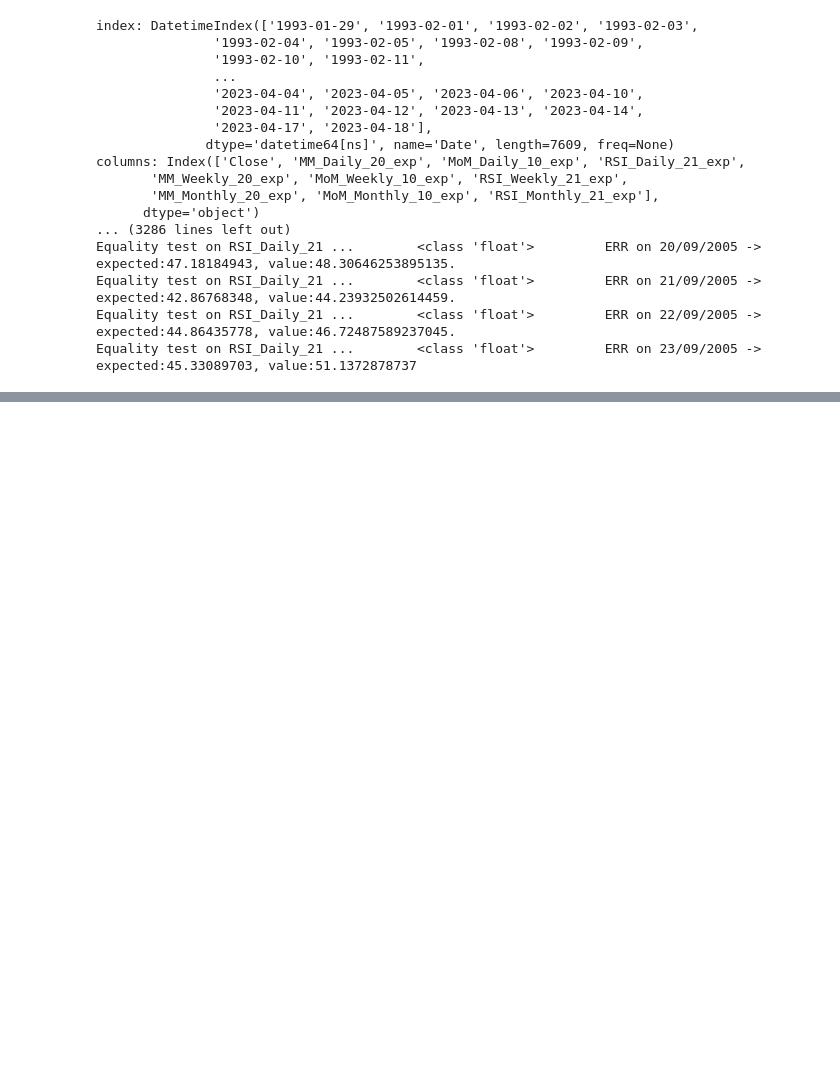
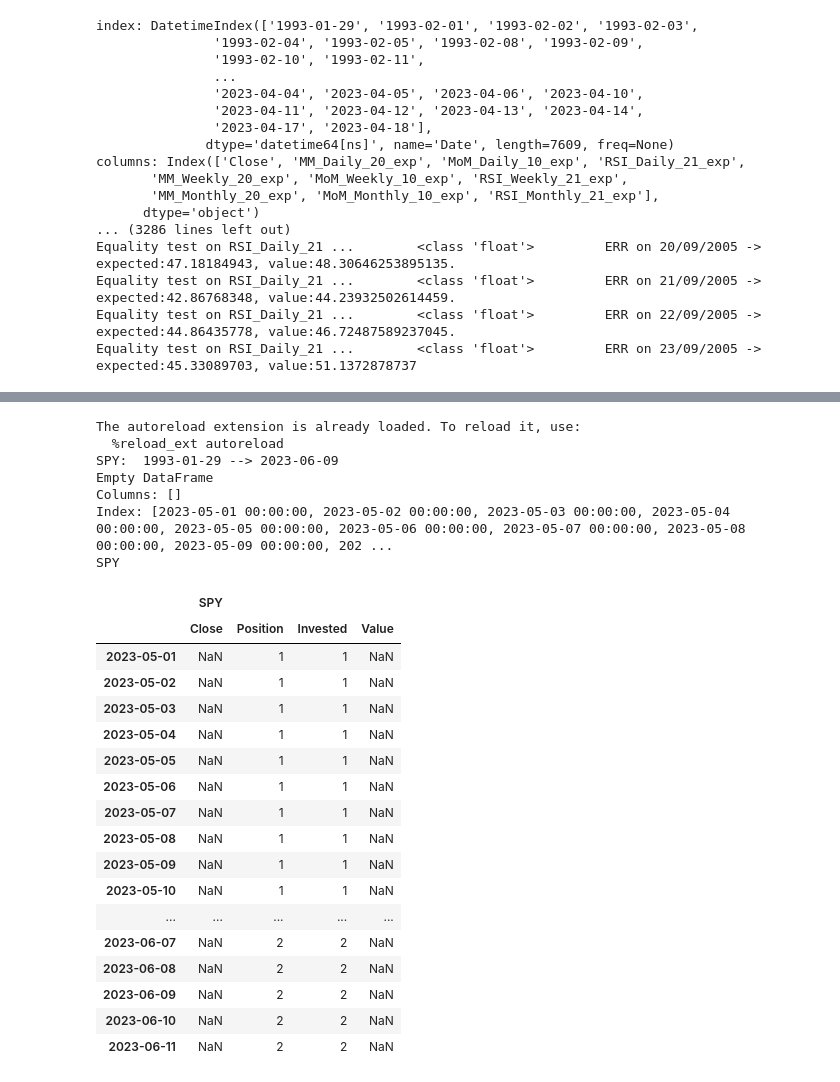
Before and after one commit to vixen-cordier/backtests, a Jupyter notebook: book.ipynb, the cells around one changed output, grey strips where cells are left out. Cells and saved outputs as stored; diff of their text form; code cells hidden in the pictures; blank space fills up the shorter version.

```diff
--- a/book.ipynb
+++ b/book.ipynb
@@ -86,0 +67,41 @@ test.chart.data[test.chart.data['Closure_Weekly'] == True].tail(15)
+# %%
+%load_ext autoreload
+%autoreload 2
+
+from src.portfolio import Portfolio
+from datetime import datetime
+
+
+portfolio = Portfolio("ZEN")
+portfolio.buy(datetime(2023, 6, 1), 'SPY', 1)
+portfolio.buy(datetime(2023, 5, 1), 'SPY', 1)
+stats = portfolio.stats()
+
+
+stats._data
+# %% [output]
+The autoreload extension is already loaded. To reload it, use:
+  %reload_ext autoreload
+SPY:  1993-01-29 --> 2023-06-09
+Empty DataFrame
+Columns: []
+Index: [2023-05-01 00:00:00, 2023-05-02 00:00:00, 2023-05-03 00:00:00, 2023-05-04 00:00:00, 2023-05-05 00:00:00, 2023-05-06 00:00:00, 2023-05-07 00:00:00, 2023-05-08 00:00:00, 2023-05-09 00:00:00, 202 ...
+SPY
+|  | SPY |  |  |  |
+|  | Close | Position | Invested | Value |
+| 2023-05-01 | NaN | 1 | 1 | NaN |
+| 2023-05-02 | NaN | 1 | 1 | NaN |
+| 2023-05-03 | NaN | 1 | 1 | NaN |
+| 2023-05-04 | NaN | 1 | 1 | NaN |
+| 2023-05-05 | NaN | 1 | 1 | NaN |
+| 2023-05-06 | NaN | 1 | 1 | NaN |
+| 2023-05-07 | NaN | 1 | 1 | NaN |
+| 2023-05-08 | NaN | 1 | 1 | NaN |
+| 2023-05-09 | NaN | 1 | 1 | NaN |
+| 2023-05-10 | NaN | 1 | 1 | NaN |
+| ... | ... | ... | ... | ... |
+| 2023-06-07 | NaN | 2 | 2 | NaN |
+| 2023-06-08 | NaN | 2 | 2 | NaN |
+| 2023-06-09 | NaN | 2 | 2 | NaN |
+| 2023-06-10 | NaN | 2 | 2 | NaN |
+| 2023-06-11 | NaN | 2 | 2 | NaN |
```
Also changed, not shown: parts of 1 cell of this notebook, 11 other files.
